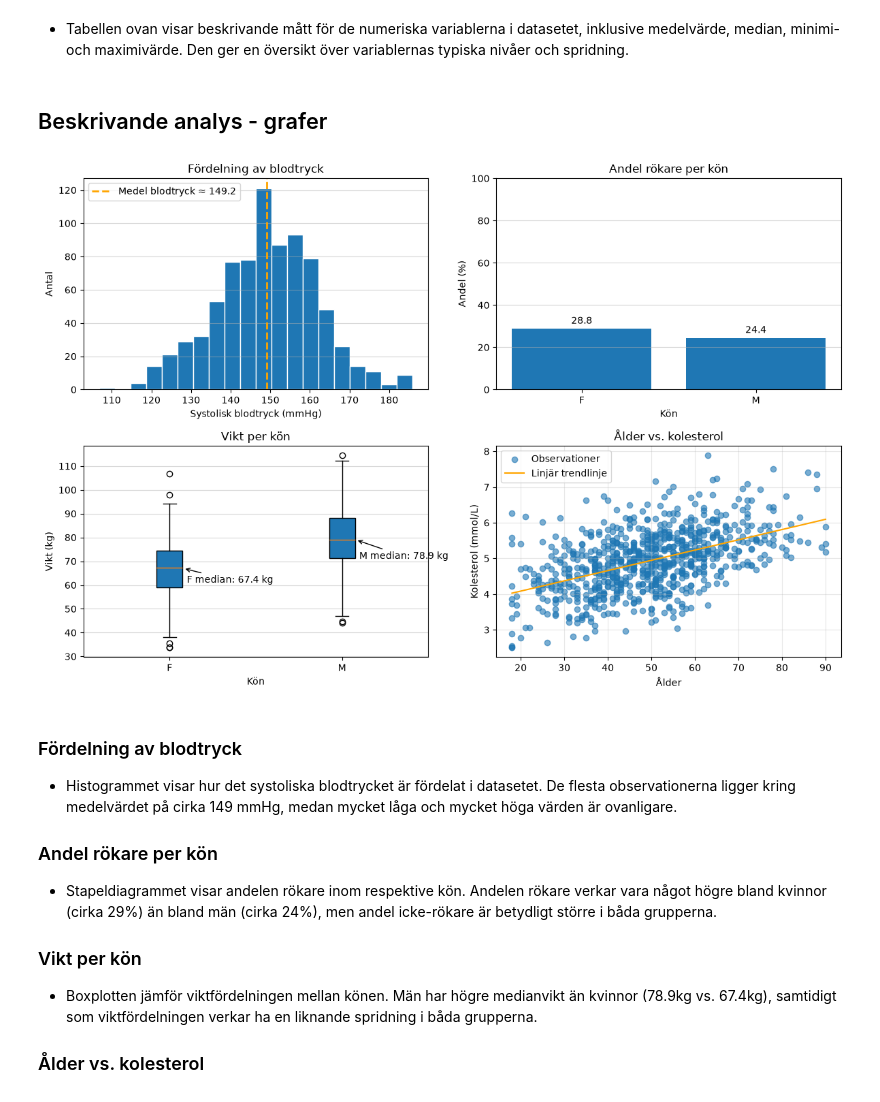
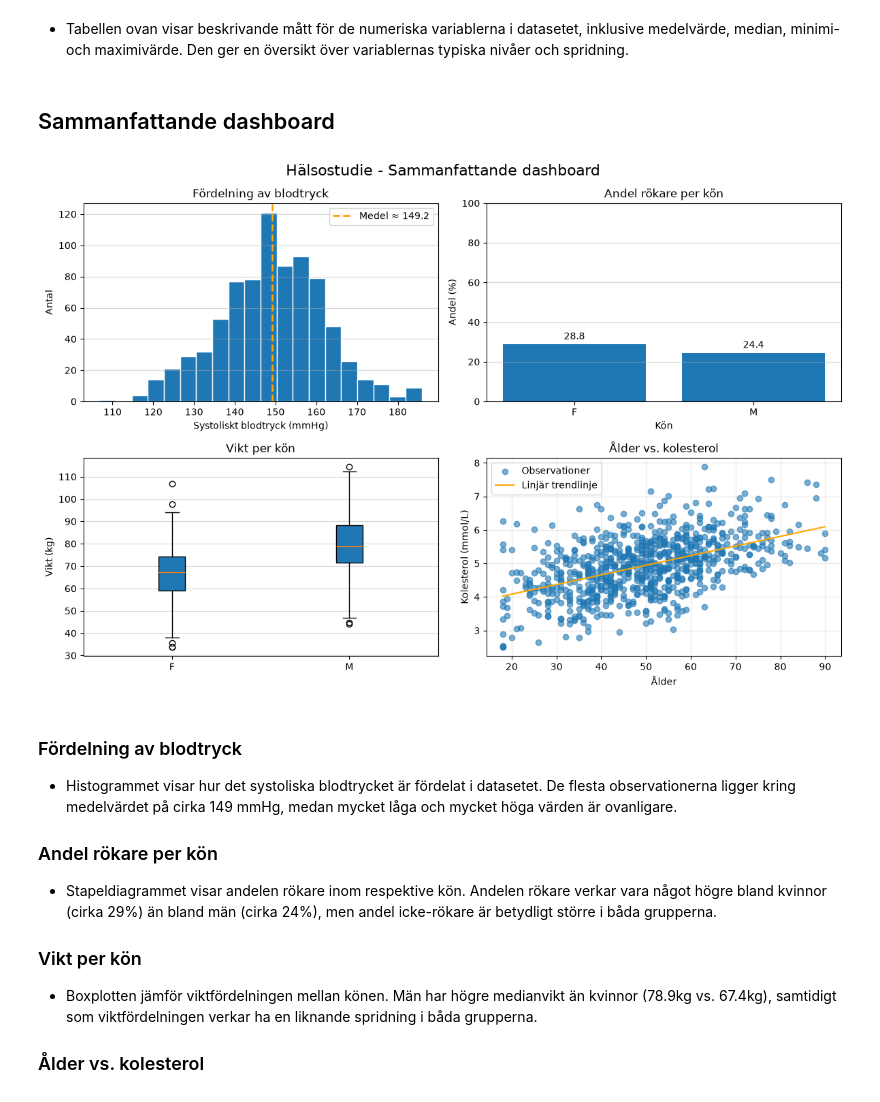
Before and after one commit to Janiika/health-study-analysis, a Jupyter notebook: notebooks/report_del2.ipynb, the cells around one changed output. Cells and saved outputs as stored; diff of their text form; code cells hidden in the pictures.

Commit message:
Skapat funktioner för olika typer av diagram och en dashboard

```diff
--- a/notebooks/report_del2.ipynb
+++ b/notebooks/report_del2.ipynb
@@ -56,71 +57,12 @@ summary
 # %% [markdown]
 - Tabellen ovan visar beskrivande mått för de numeriska variablerna i datasetet, inklusive medelvärde, median, minimi- och maximivärde. Den ger en översikt över variablernas typiska nivåer och spridning.
 # %% [markdown]
-## Beskrivande analys - grafer
+## Sammanfattande dashboard
-# %%
-fig, axes = plt.subplots(2, 2, figsize=(12, 8))
-
-# Histogram över medel blodtryck
-mean_bp = summary.loc["mean", "systolic_bp"]
-axes[0, 0].hist(df.systolic_bp, bins=20, edgecolor="white")
-axes[0, 0].set(title="Fördelning av blodtryck", xlabel="Systolisk blodtryck (mmHg)", ylabel="Antal")
-axes[0, 0].axvline(mean_bp, ls="--", color="orange", lw=2, label=f"Medel blodtryck ≈ {mean_bp:.1f}")
-axes[0, 0].grid(True, axis="y", alpha=0.5)
-axes[0, 0].legend(loc="upper left")
-
-# Barchart andel rökare per kön
-smokers_per_sex = (
-    df.groupby("sex")["smoker"]
-    .apply(lambda x: (x == "Yes").mean() * 100)
-    .sort_values(ascending=False)
-)
-bars = axes[0, 1].bar(smokers_per_sex.index, smokers_per_sex.values)
-axes[0, 1].bar_label(bars, fmt="%.1f", padding=3)
-axes[0, 1].set(title="Andel rökare per kön", xlabel="Kön", ylabel="Andel (%)")
-axes[0, 1].set_ylim(0, 100)
-axes[0, 1].grid(True, axis="y", alpha=0.5)
-
-# Boxplot vikt per kön
-female_weight = df.loc[df["sex"] == "F", "weight"]
-male_weight = df.loc[df["sex"] == "M", "weight"]
-female_weight_median = female_weight.median()
-male_weight_median = male_weight.median()
-
-axes[1, 0].boxplot(
-    [female_weight, male_weight],
-    tick_labels=["F", "M"],
-    patch_artist=True
-)
-axes[1, 0].annotate(
-    f"F median: {female_weight_median:.1f} kg",
-    xy=(1.08, 67),
-    xytext=(1.10, 61),
-    arrowprops={"arrowstyle": "->"}
-)
-axes[1, 0].annotate(
-    f"M median: {male_weight_median:.1f} kg",
-    xy=(2.08, 79),
-    xytext=(2.10, 71),
-    arrowprops={"arrowstyle": "->"}
-)
-axes[1, 0].set(title="Vikt per kön", xlabel="Kön", ylabel="Vikt (kg)")
-axes[1, 0].grid(True, axis="y", alpha=0.5)
-
-# Scatter ålder vs. kolesterol + trendlinje
-x = df["age"].values
-y = df["cholesterol"].values
-k, m = np.polyfit(x, y, 1)
-ix = np.argsort(x)
-axes[1, 1].scatter(x, y, alpha=0.6, label="Observationer")
-axes[1, 1].set(title="Ålder vs. kolesterol", xlabel="Ålder", ylabel="Kolesterol (mmol/L)")
-axes[1, 1].plot(x[ix], (k*x + m)[ix], color="orange", label="Linjär trendlinje")
-axes[1, 1].legend()
-axes[1, 1].grid(True, alpha=0.3)
-
-plt.tight_layout()
-plt.show()
-# %% [output]
-[figure, removed]
+# %%
+create_health_dashboard(df)
+plt.show()
+# %% [output]
+[figure, added]
 # %% [markdown]
 ### Fördelning av blodtryck
 - Histogrammet visar hur det systoliska blodtrycket är fördelat i datasetet. De flesta observationerna ligger kring medelvärdet på cirka 149 mmHg, medan mycket låga och mycket höga värden är ovanligare.
```
Also changed, not shown: parts of 1 cell of this notebook, 1 other file.
